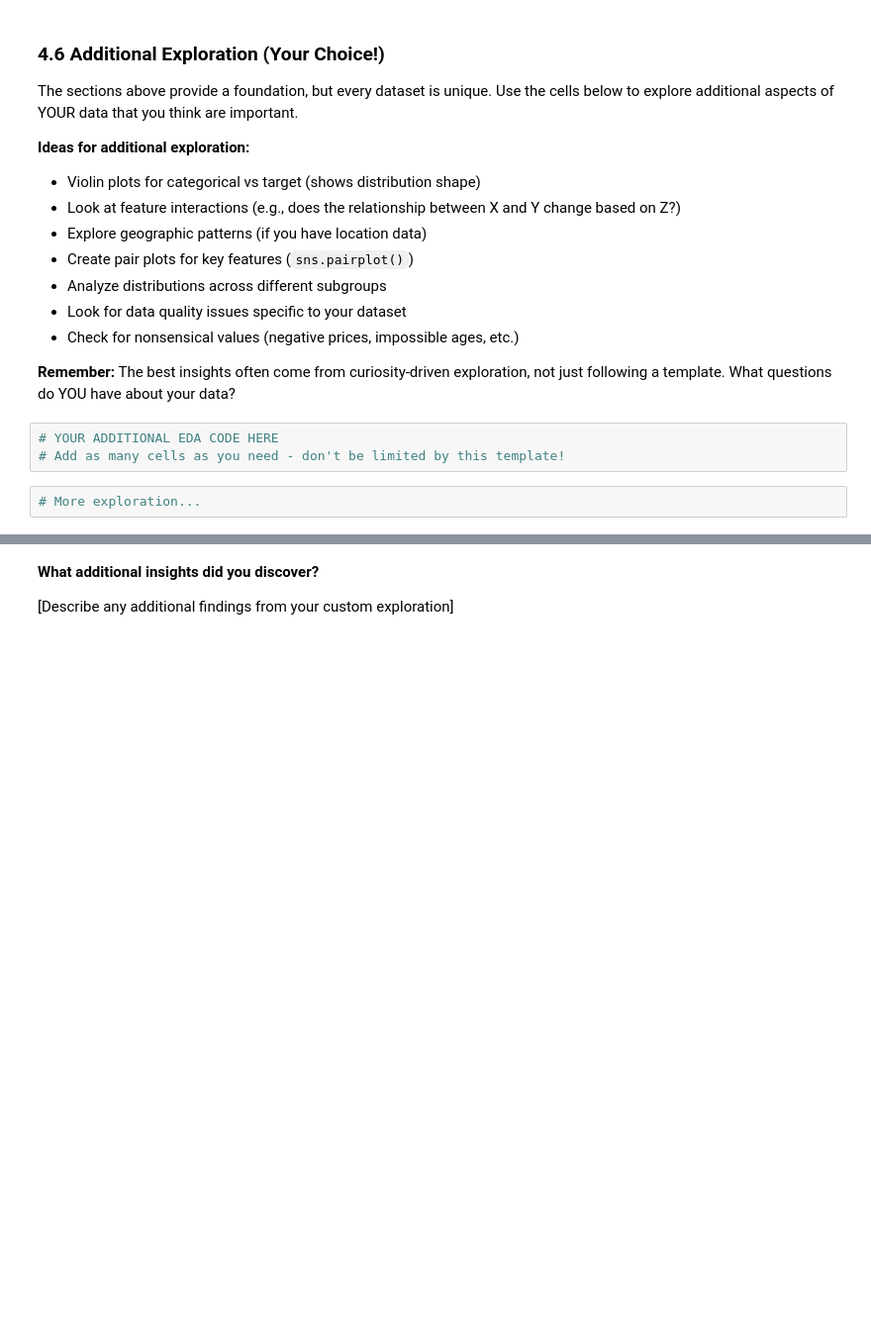
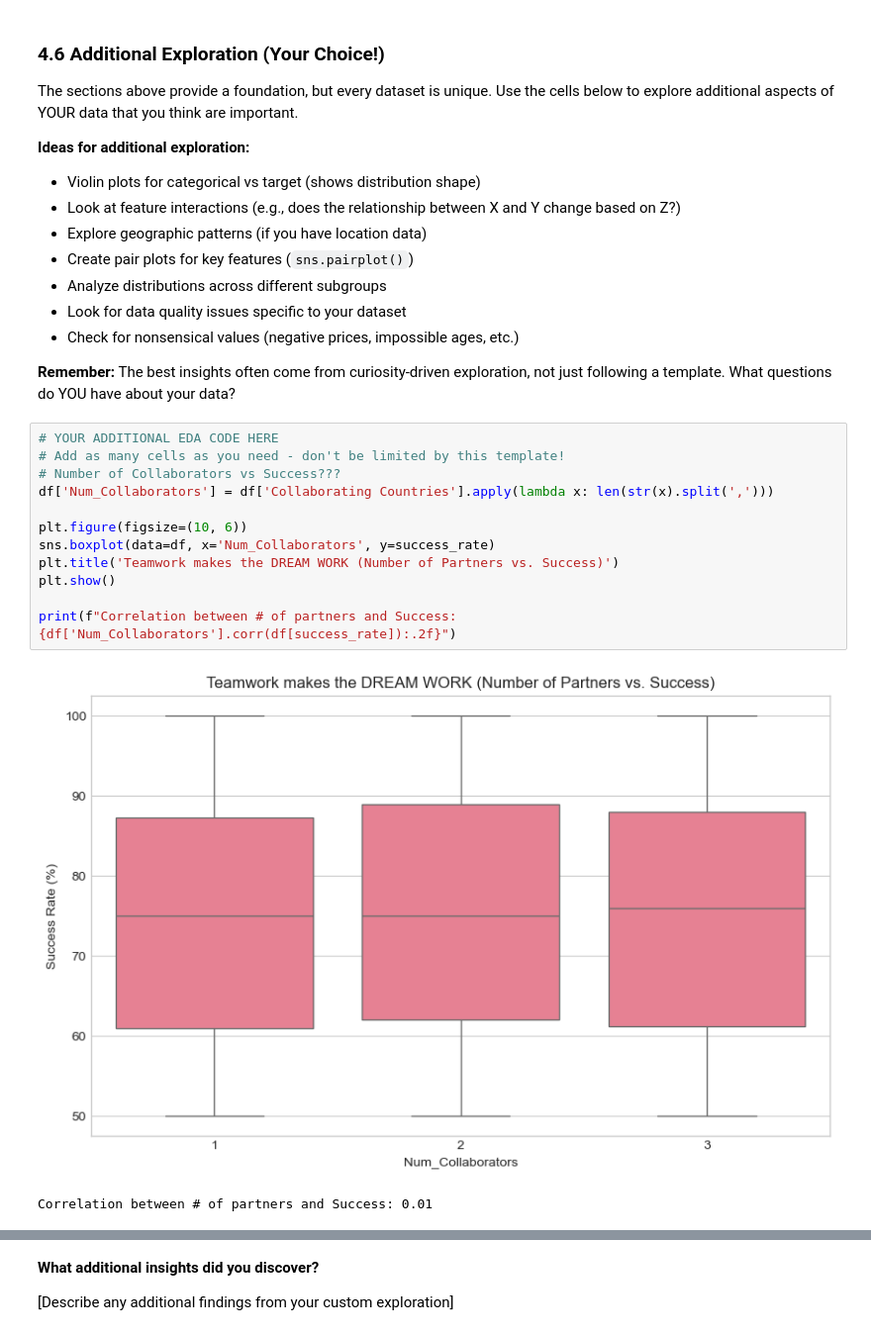
Before and after one commit to fsa-aiml-2511/individual-capstone-ssmanus94-debug, a Jupyter notebook: 01_problem_statement_and_eda_Capstone.ipynb, the cells around one changed output, grey strips where cells are left out. Shown at 99% size. Drawn from its saved outputs; the diff is of its cells as text; blank space fills up the shorter version.

Commit message:
Correlation and EDA charts looking a little .. bland.. It's Quiet.. TOO Quiet.. Hope this data will be useable by the end man. The EDA plots are a little too non-chalant. and its making me chalant

```diff
--- a/01_problem_statement_and_eda_Capstone.ipynb
+++ b/01_problem_statement_and_eda_Capstone.ipynb
@@ -734,8 +734,18 @@ The sections above provide a foundation, but every dataset is unique. Use the ce
 - Check for nonsensical values (negative prices, impossible ages, etc.)
 
 **Remember:** The best insights often come from curiosity-driven exploration, not just following a template. What questions do YOU have about your data?
-# %%
-# YOUR ADDITIONAL EDA CODE HERE
-# Add as many cells as you need - don't be limited by this template!
-# %%
-# More exploration...
+# %%
+# YOUR ADDITIONAL EDA CODE HERE
+# Add as many cells as you need - don't be limited by this template!
+# Number of Collaborators vs Success???
+df['Num_Collaborators'] = df['Collaborating Countries'].apply(lambda x: len(str(x).split(',')))
+
+plt.figure(figsize=(10, 6))
+sns.boxplot(data=df, x='Num_Collaborators', y=success_rate)
+plt.title('Teamwork makes the DREAM WORK (Number of Partners vs. Success)')
+plt.show()
+
+print(f"Correlation between # of partners and Success: {df['Num_Collaborators'].corr(df[success_rate]):.2f}")
+# %% [output]
+[figure, added]
+Correlation between # of partners and Success: 0.01
```
Also changed, not shown: parts of 12 cells of this notebook.
